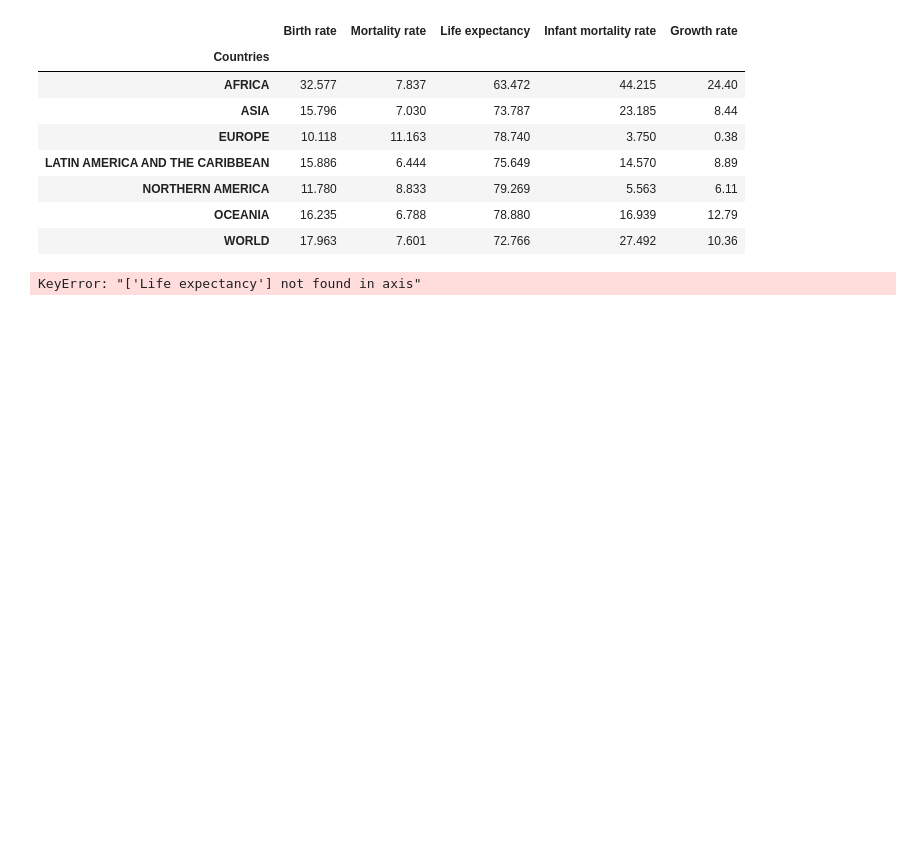
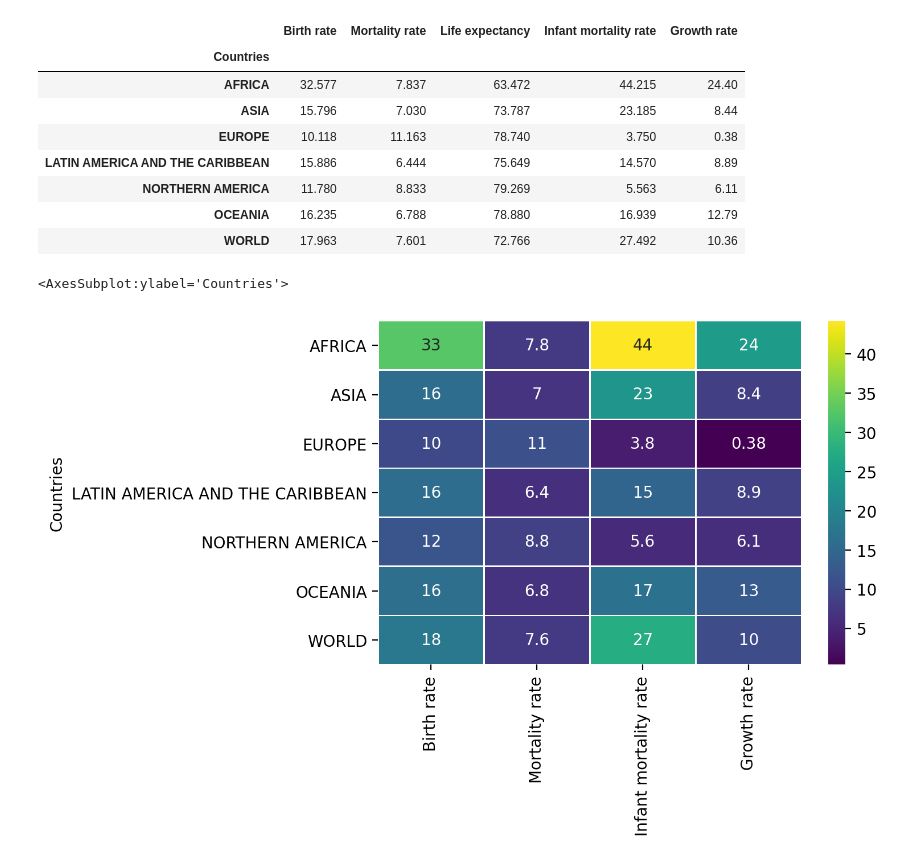
Before and after one commit to rasteiro11/Seaborn, a Jupyter notebook: Seaborn_MatrixPlots.ipynb, the cells around one changed output. Saved outputs shown, nothing was run; the diff lists cells and outputs as text; code cells hidden in the pictures; blank space fills up the shorter version.

Commit message:
Matrix Plots

```diff
--- a/Seaborn_MatrixPlots.ipynb
+++ b/Seaborn_MatrixPlots.ipynb
@@ -32,6 +32,8 @@ df
 | OCEANIA | 16.235 | 6.788 | 78.880 | 16.939 | 12.79 |
 | WORLD | 17.963 | 7.601 | 72.766 | 27.492 | 10.36 |
 # %%
-sns.heatmap(df.drop('Life expectancy', axis=1))
+plt.figure(dpi=200)
+sns.heatmap(df.drop('Life expectancy', axis=1), linewidths=0.5, annot=True, cmap='viridis')
 # %% [output]
-KeyError: "['Life expectancy'] not found in axis"
+<AxesSubplot:ylabel='Countries'>
+[figure, added]
```
Also changed, not shown: parts of 1 cell of this notebook.
